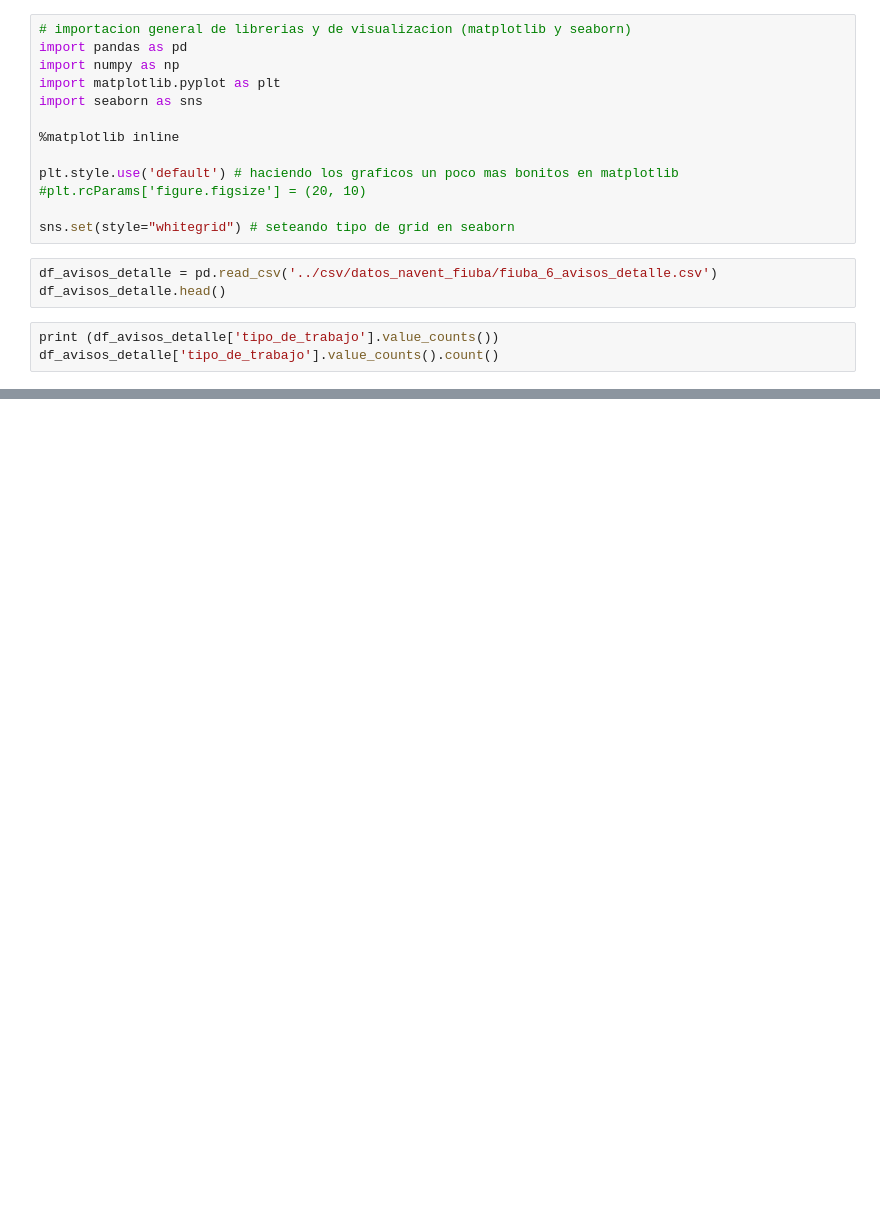
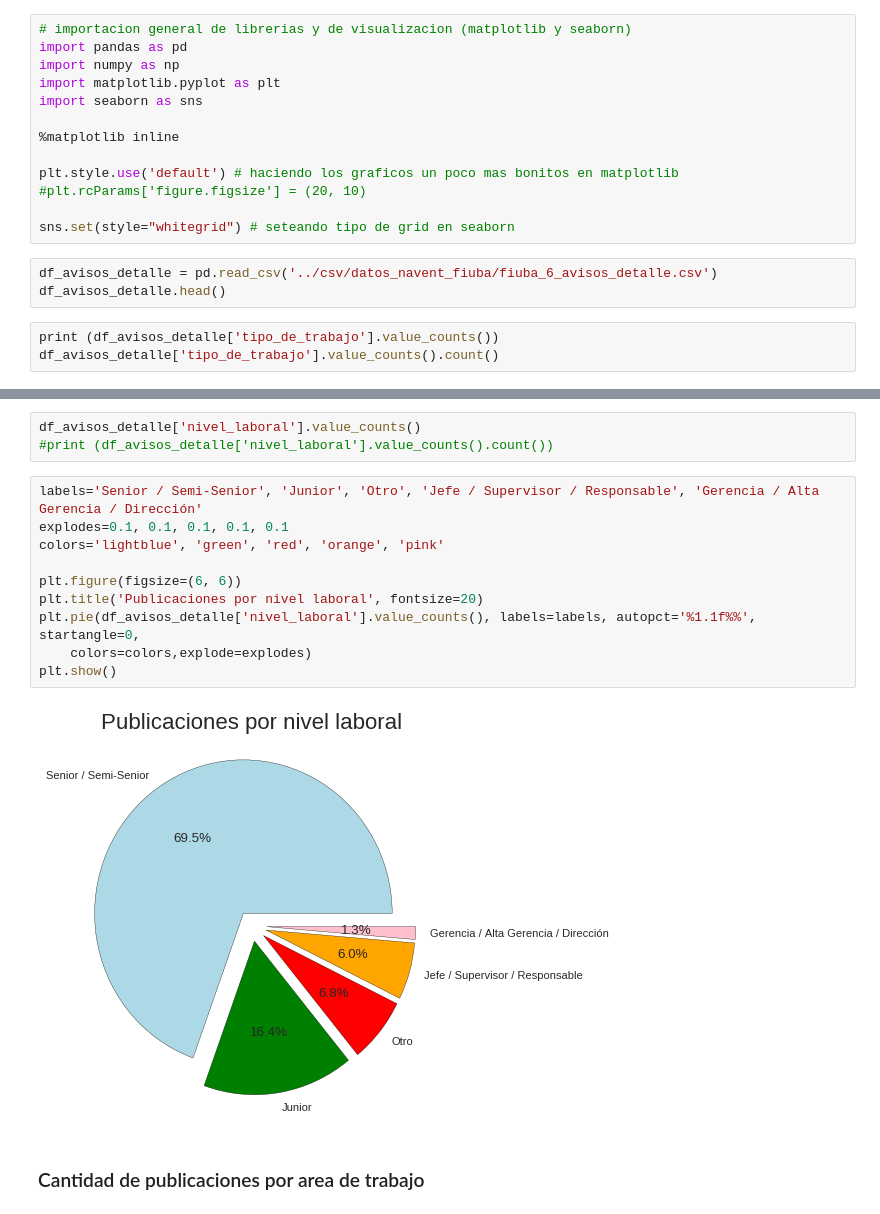
Before and after one commit to javierleyes/OrganizacionDeDatos, a Jupyter notebook: analisisJavier.ipynb, the cells around one changed output, grey strips where cells are left out. Cells and saved outputs as stored; diff of their text form; blank space fills up the shorter version.

```diff
--- a/analisisJavier.ipynb
+++ b/analisisJavier.ipynb
@@ -39,0 +32,17 @@ ax.set_xlabel('Modalidad de trabajo');
+# %%
+df_avisos_detalle['nivel_laboral'].value_counts()
+#print (df_avisos_detalle['nivel_laboral'].value_counts().count())
+# %%
+labels='Senior / Semi-Senior', 'Junior', 'Otro', 'Jefe / Supervisor / Responsable', 'Gerencia / Alta Gerencia / Dirección'
+explodes=0.1, 0.1, 0.1, 0.1, 0.1
+colors='lightblue', 'green', 'red', 'orange', 'pink'
+
+plt.figure(figsize=(6, 6))
+plt.title('Publicaciones por nivel laboral', fontsize=20)
+plt.pie(df_avisos_detalle['nivel_laboral'].value_counts(), labels=labels, autopct='%1.1f%%', startangle=0,
+    colors=colors,explode=explodes)
+plt.show()
+# %% [output]
+[figure, added]
+# %% [markdown]
+### Cantidad de publicaciones por area de trabajo
```
Also changed, not shown: parts of 4 cells of this notebook.
